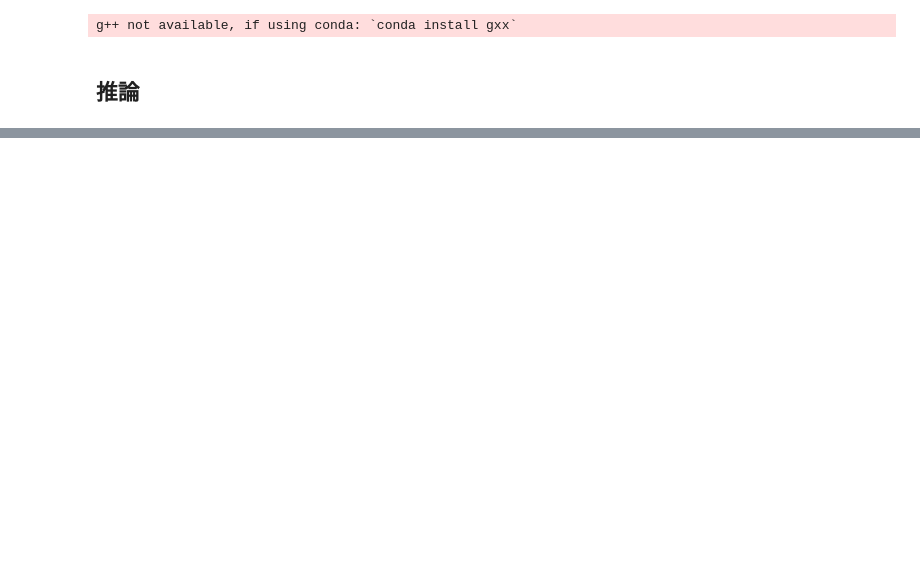
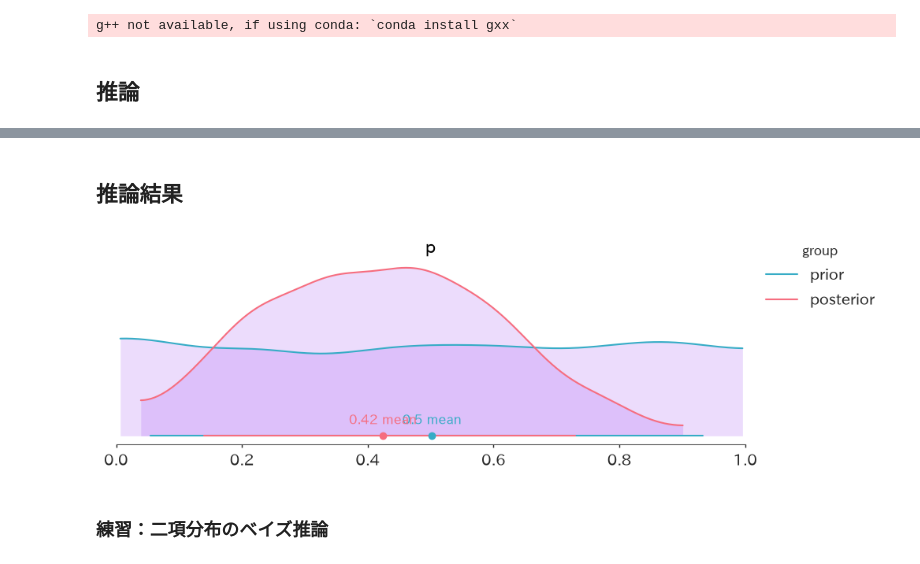
Before and after one commit to kzappmusi9/bayes_python, a Jupyter notebook: src/1.bayes_inference.ipynb, the cells around one changed output, grey strips where cells are left out. Drawn from its saved outputs; the diff is of its cells as text; code cells hidden in the pictures; blank space fills up the shorter version.

```diff
--- a/src/1.bayes_inference.ipynb
+++ b/src/1.bayes_inference.ipynb
@@ -89,0 +133,53 @@ display(g)
+# %% [markdown]
+## 推論結果
+# %%
+#-----------------------------------------------
+#トレースプロットでチェーンごとのパラメータ収束を確認
+#-----------------------------------------------
+azp.style.use("arviz-variat")
+azb.rcParams["stats.ci_prob"] = 0.9
+
+# ax = azp.plot_trace_dist(idata1_1, compact=False, combined=False)
+
+#-----------------------------------------------
+#事前・事後分布をプロットしベイズ更新前後の分布の変化を確認
+#priorが一様分布なのに対して事後分布では0.43を頂点とする山なりの分布に変化
+#-----------------------------------------------
+ax = azp.plot_prior_posterior(
+    dt=idata1_1,
+    var_names='p',
+    kind='kde',
+    backend='matplotlib',
+    visuals={"credible_interval": True, #信頼区間
+             "dist":True, #外郭の描画
+             "face": {"alpha": 0.2, "color": "C5"}, #塗りつぶし
+             "point_estimate_text": True,  # add the text of the point estimates
+             "point_estimate": True,  # add the point estimates
+             #"credible_interval": True,  # add the credible intervals
+             },
+    figure_kwargs={"figsize": (10, 3)},
+    aes_by_visuals={
+        #"kde": ["color"], # this is the default, so it can be omitted
+        "point_estimate": ["color"],
+        "credible_interval": ["color"],
+    },
+).get_viz("plot", "p").set_xlim(0, 1);
+
+#-----------------------------------------------
+#arviz_plots.plot_dist()
+#-----------------------------------------------
+# pc = azp.plot_dist(
+#     idata1_1,
+#     backend="matplotlib",
+#     group="posterior",
+#     aes={"color": ["p"]},
+#     visuals={
+#         "point_estimate": {"facecolor": "B0", "edgecolor": "B1", "width": 1.5},
+#         "title": {"color": "B2"},
+#     }
+# )
+# pc.show()
+# %% [output]
+[figure, added]
+# %% [markdown]
+### 練習：二項分布のベイズ推論
```
Also changed, not shown: parts of 4 cells of this notebook.
